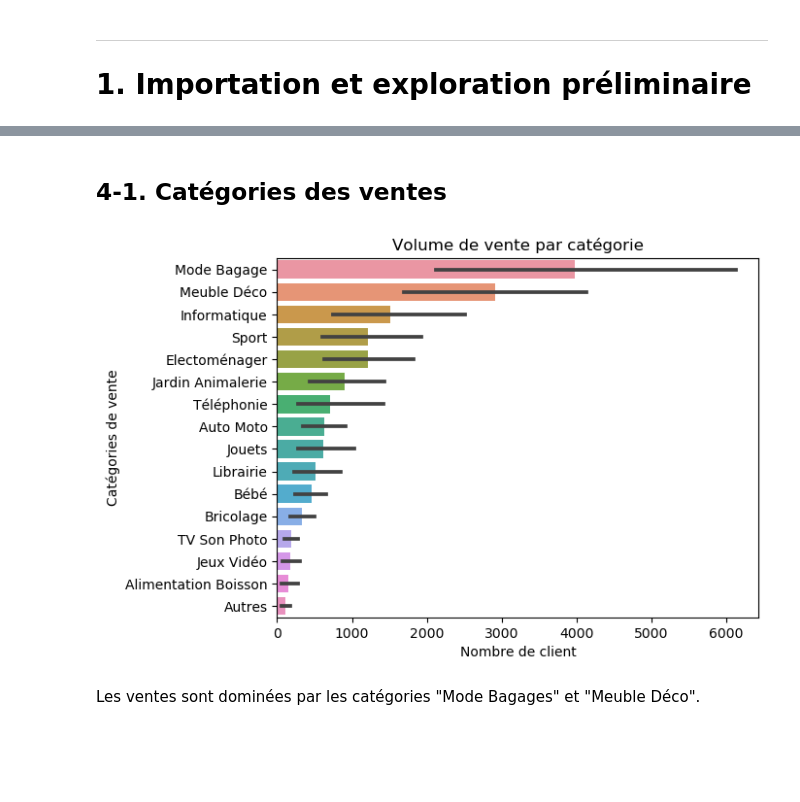
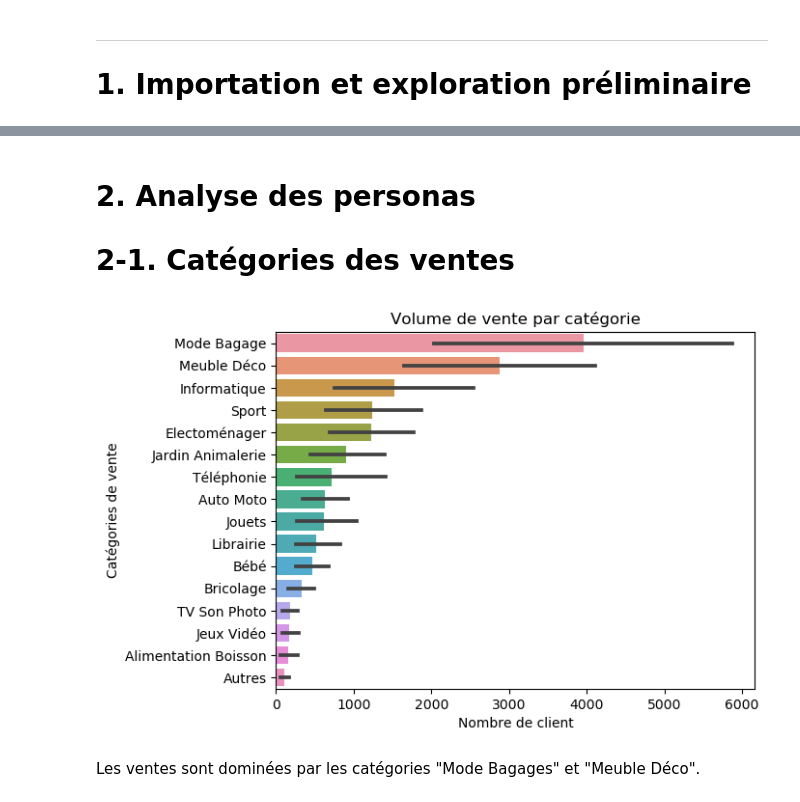
Before and after one commit to Adrian1903/Segmentez-des-clients-d-un-site-e-commerce, a Jupyter notebook: dev/03_personas.ipynb, the cells around one changed output, grey strips where cells are left out. Saved outputs shown, nothing was run; the diff lists cells and outputs as text; code cells hidden in the pictures; blank space fills up the shorter version.

```diff
--- a/dev/03_personas.ipynb
+++ b/dev/03_personas.ipynb
@@ -56,5 +64,5 @@ plt.style.use("default")
 %load_ext pycodestyle_magic
 %pycodestyle_on
 # %%
-sales_raw = pd.read_csv('src/sales.csv')
+persona_raw = pd.read_csv('src/persona.csv')
 # %%
@@ -129,31 +132,34 @@ customer_RFM_plot = customer_RFM.reset_index().copy()
+# %%
+persona = persona_raw.copy()
 # %% [markdown]
-## 4-1. Catégories des ventes
+# 2. Analyse des personas
+# 2-1. Catégories des ventes
 # %%
 # Je classe les catégories par ordre d'importance
-category = customer_RFM_plot.groupby('main_category_fr')['customer_unique_id']\
+category = persona.groupby('main_category_fr')['customer_unique_id']\
                             .count()
 order = category.sort_values(ascending=False).index.to_list()
 
 # Je groupe par produit et par cluster
 group = ['main_category_fr', 'cluster_name']
-customer_cat = customer_RFM_plot.groupby(group)['customer_unique_id']\
+customer_cat = persona.groupby(group)['customer_unique_id']\
                                 .count().reset_index()
 
 plt.clf()
 sns.barplot(y='main_category_fr',
             x='customer_unique_id',
             data=customer_cat,
             order=order,
             orient='h')
 plt.title('Volume de vente par catégorie')
 plt.xlabel('Nombre de client')
 plt.ylabel('Catégories de vente')
 
 plt.savefig('img/img_cat_customers.png',
             transparent=True,
             bbox_inches="tight")
 # %% [output]
-[figure, old version]
+[figure, new version]
 # %% [markdown]
 Les ventes sont dominées par les catégories "Mode Bagages" et "Meuble Déco".
 # %%
```
Also changed, not shown: parts of 18 cells of this notebook, 4 other files.
